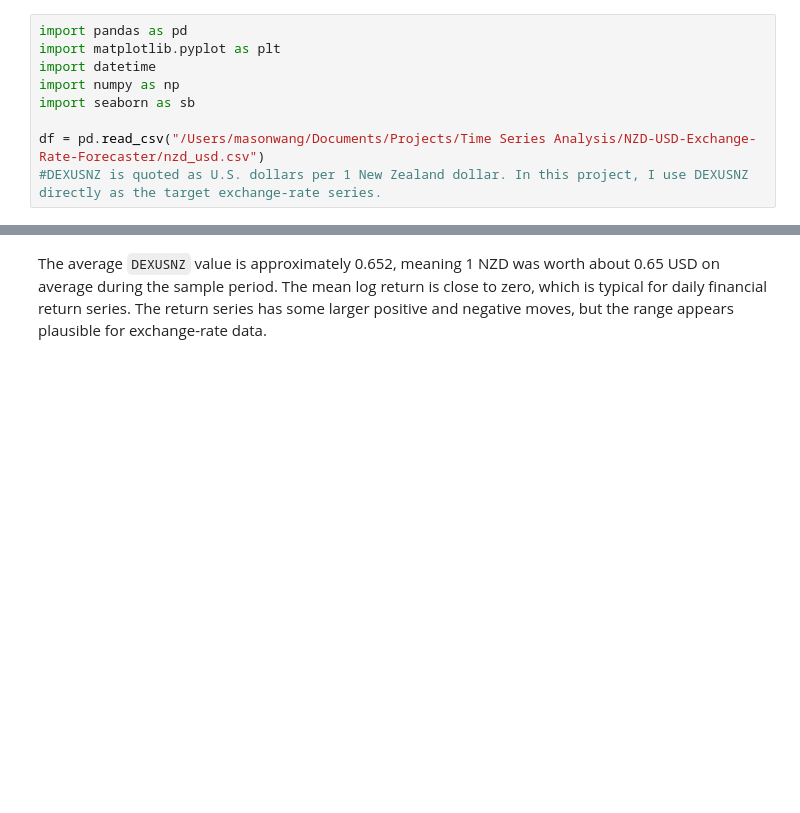
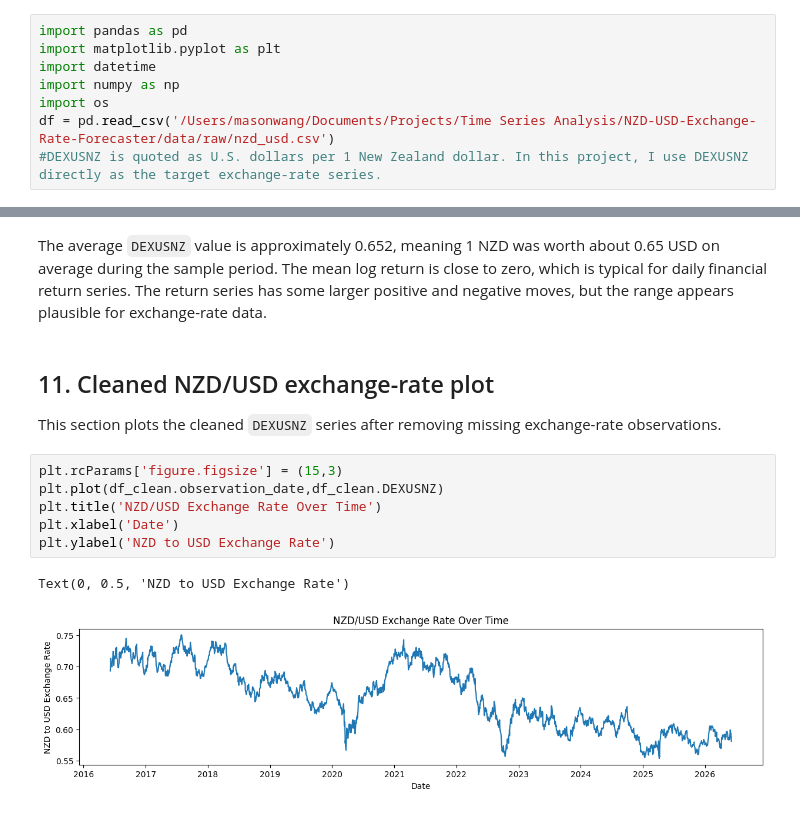
Before and after one commit to MasonW216/NZD-USD-Exchange-Rate-Forecaster, a Jupyter notebook: 01_data_audit_and_transformation.ipynb, the cells around one changed output, grey strips where cells are left out. Drawn from its saved outputs; the diff is of its cells as text; blank space fills up the shorter version.

```diff
--- a/01_data_audit_and_transformation.ipynb
+++ b/01_data_audit_and_transformation.ipynb
@@ -3,9 +3,8 @@ import pandas as pd
 import matplotlib.pyplot as plt
 import datetime
 import numpy as np
-import seaborn as sb
-
-df = pd.read_csv("/Users/masonwang/Documents/Projects/Time Series Analysis/NZD-USD-Exchange-Rate-Forecaster/nzd_usd.csv")
+import os
+df = pd.read_csv('/Users/masonwang/Documents/Projects/Time Series Analysis/NZD-USD-Exchange-Rate-Forecaster/data/raw/nzd_usd.csv')
 #DEXUSNZ is quoted as U.S. dollars per 1 New Zealand dollar. In this project, I use DEXUSNZ directly as the target exchange-rate series.
 # %% [markdown]
 ## 1. basic structure
@@ -267,3 +266,16 @@ max         0.028540
 Name: nzd_usd_return, dtype: float64
 # %% [markdown]
 The average `DEXUSNZ` value is approximately 0.652, meaning 1 NZD was worth about 0.65 USD on average during the sample period. The mean log return is close to zero, which is typical for daily financial return series. The return series has some larger positive and negative moves, but the range appears plausible for exchange-rate data.
+# %% [markdown]
+## 11. Cleaned NZD/USD exchange-rate plot
+
+This section plots the cleaned `DEXUSNZ` series after removing missing exchange-rate observations.
+# %%
+plt.rcParams['figure.figsize'] = (15,3)
+plt.plot(df_clean.observation_date,df_clean.DEXUSNZ)
+plt.title('NZD/USD Exchange Rate Over Time')
+plt.xlabel('Date')
+plt.ylabel('NZD to USD Exchange Rate')
+# %% [output]
+Text(0, 0.5, 'NZD to USD Exchange Rate')
+[figure, added]
```
Also changed, not shown: parts of 13 cells of this notebook, 4 other files.
